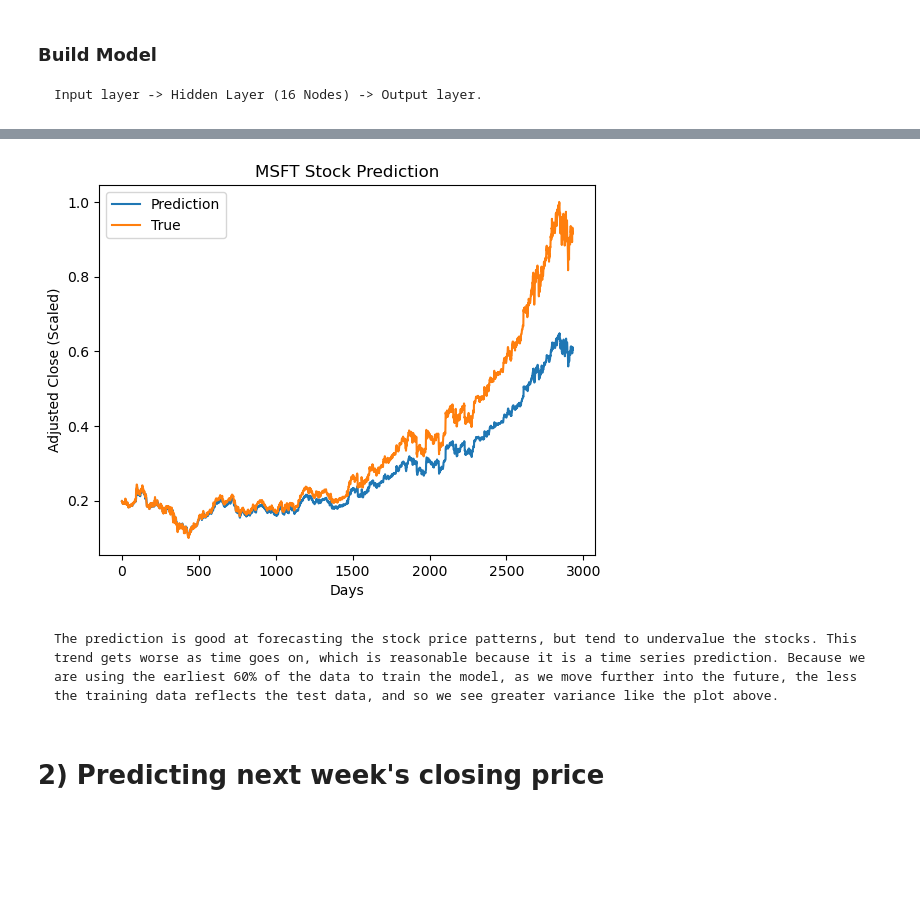
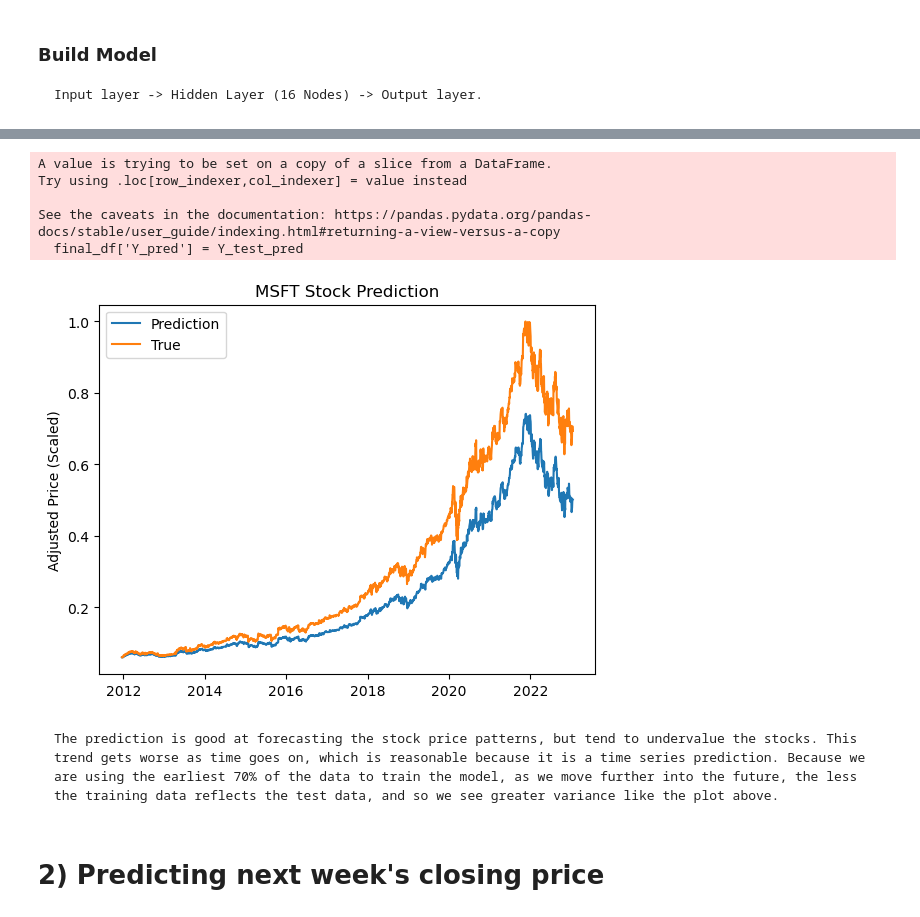
Before and after one commit to kenta-sakai-0/Stock-Forecasting, a Jupyter notebook: Attempt.ipynb, the cells around one changed output, grey strips where cells are left out. Drawn from its saved outputs; the diff is of its cells as text; code cells hidden in the pictures; blank space fills up the shorter version.

```diff
--- a/Attempt.ipynb
+++ b/Attempt.ipynb
@@ -157,15 +142,25 @@ Y_pred_test_LSTM = model.predict(X_test)
-# %%
-plt.plot(Y_pred_test_LSTM, label='Prediction')
-plt.plot(Y_test.to_numpy(), label='True')
-plt.title("MSFT Stock Prediction")
-plt.xlabel('Days')
-plt.ylabel('Adjusted Close (Scaled)')
-plt.legend()
-plt.show()
-# %% [output]
-[figure, removed]
+# %%
+# Add Y_test_pred to
+train_rows = round(msft_offset.shape[0] * split_ratio)
+final_df = msft_offset.iloc[train_rows::, :]
+final_df['Y_pred'] = Y_test_pred
+
+# Plot
+plt.plot(final_df['Date'], final_df['Y_pred'], label = 'Prediction')
+plt.plot(final_df['Date'], final_df['Y'], label = 'True')
+plt.title("MSFT Stock Prediction")
+plt.ylabel('Adjusted Price (Scaled)')
+plt.legend()
+plt.show()
+# %% [output]
+A value is trying to be set on a copy of a slice from a DataFrame.
+Try using .loc[row_indexer,col_indexer] = value instead
+
+See the caveats in the documentation: https://pandas.pydata.org/pandas-docs/stable/user_guide/indexing.html#returning-a-view-versus-a-copy
+  final_df['Y_pred'] = Y_test_pred
+[figure, added]
 # %% [markdown]
-    The prediction is good at forecasting the stock price patterns, but tend to undervalue the stocks. This trend gets worse as time goes on, which is reasonable because it is a time series prediction. Because we are using the earliest 60% of the data to train the model, as we move further into the future, the less the training data reflects the test data, and so we see greater variance like the plot above.
+    The prediction is good at forecasting the stock price patterns, but tend to undervalue the stocks. This trend gets worse as time goes on, which is reasonable because it is a time series prediction. Because we are using the earliest 70% of the data to train the model, as we move further into the future, the less the training data reflects the test data, and so we see greater variance like the plot above.
 # %% [markdown]
 # 2) Predicting next week's closing price
 # %%
```
Also changed, not shown: parts of 26 cells of this notebook.
